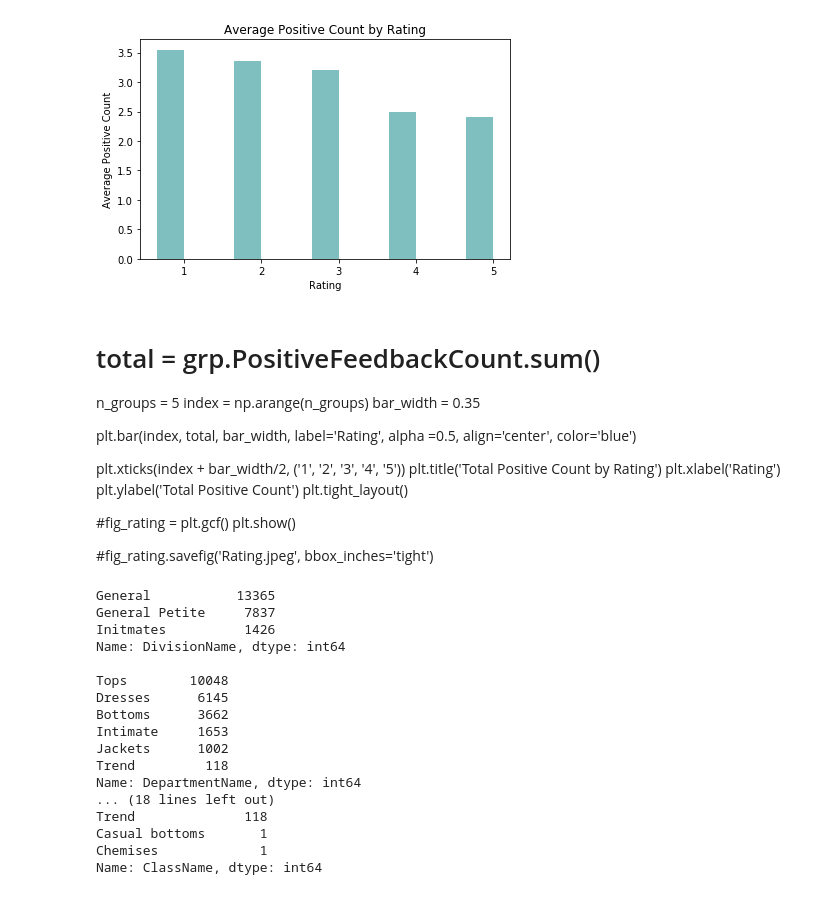
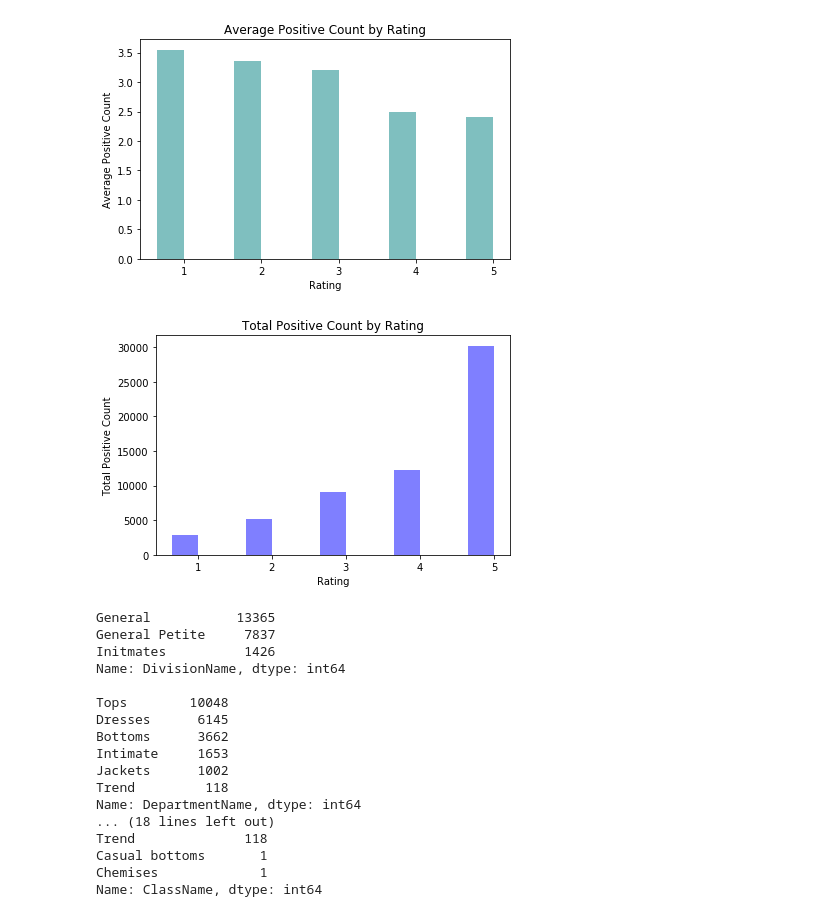
Before and after one commit to donaray/SpringBoard, a Jupyter notebook: Capstone/TextClassification/TextClassification.ipynb, the cells around one changed output. Cells and saved outputs as stored; diff of their text form; code cells hidden in the pictures.

```diff
--- a/Capstone/TextClassification/TextClassification.ipynb
+++ b/Capstone/TextClassification/TextClassification.ipynb
@@ -190,26 +190,30 @@ Rating
 5    30198
 Name: PositiveFeedbackCount, dtype: int64
 [figure]
-# %% [markdown]
-# total = grp.PositiveFeedbackCount.sum()
-
-n_groups = 5
-index = np.arange(n_groups)
-bar_width = 0.35
-
-
-plt.bar(index, total, bar_width, label='Rating', alpha =0.5, align='center', color='blue')
-
-plt.xticks(index + bar_width/2, ('1', '2', '3', '4', '5'))
-plt.title('Total Positive Count by Rating')
-plt.xlabel('Rating')
-plt.ylabel('Total Positive Count')
-plt.tight_layout()
-
-#fig_rating = plt.gcf()
-plt.show()
-
-#fig_rating.savefig('Rating.jpeg', bbox_inches='tight')
+# %%
+# Total Positive Count by Rating
+grp = df_nonmissing.groupby('Rating')
+total = grp.PositiveFeedbackCount.sum()
+
+n_groups = 5
+index = np.arange(n_groups)
+bar_width = 0.35
+
+
+plt.bar(index, total, bar_width, label='Rating', alpha =0.5, align='center', color='blue')
+
+plt.xticks(index + bar_width/2, ('1', '2', '3', '4', '5'))
+plt.title('Total Positive Count by Rating')
+plt.xlabel('Rating')
+plt.ylabel('Total Positive Count')
+plt.tight_layout()
+
+#fig_rating = plt.gcf()
+plt.show()
+
+#fig_rating.savefig('Rating.jpeg', bbox_inches='tight')
+# %% [output]
+[figure, added]
 # %%
 x = df_nonmissing['DivisionName'].value_counts()
 print(x)
```
Also changed, not shown: parts of 14 cells of this notebook.
